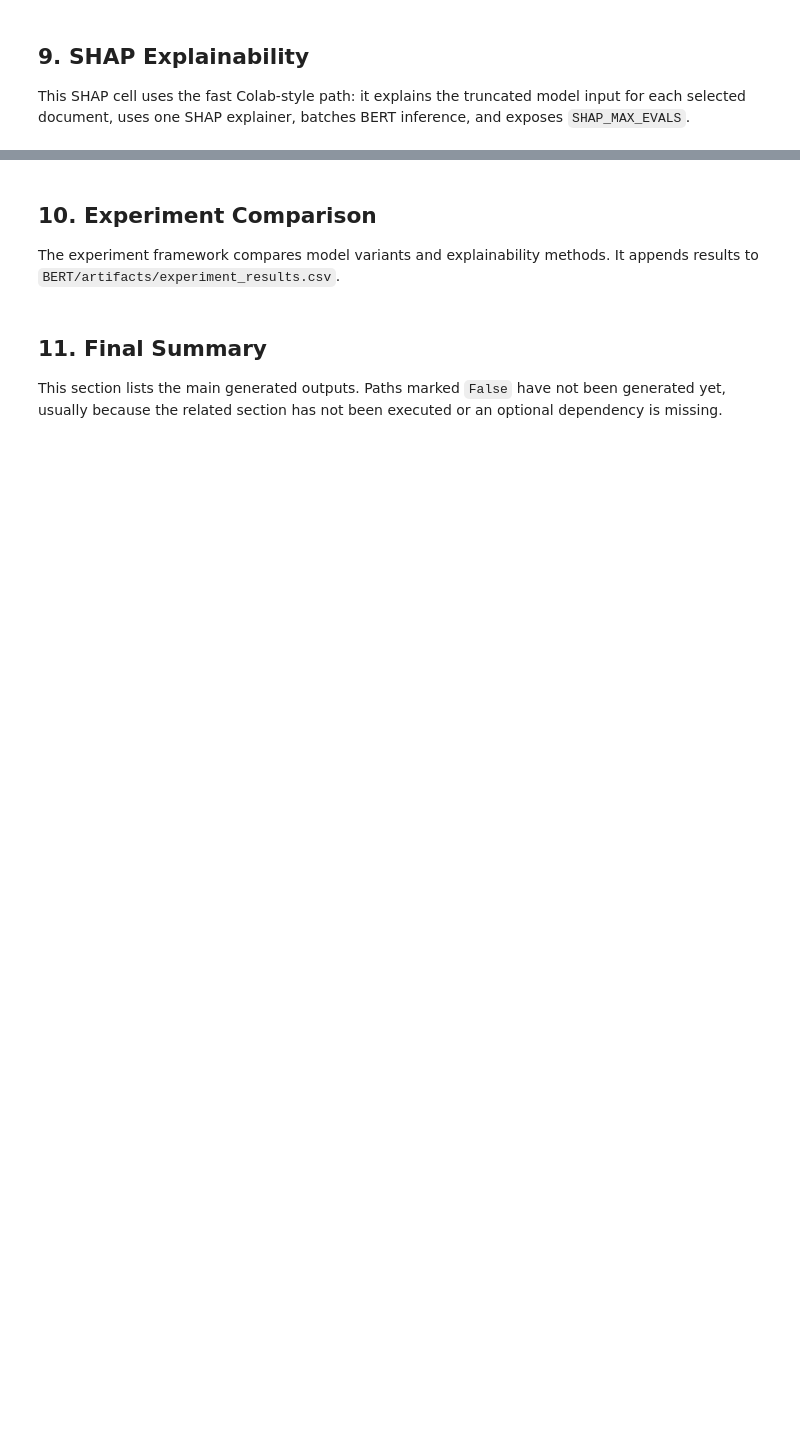
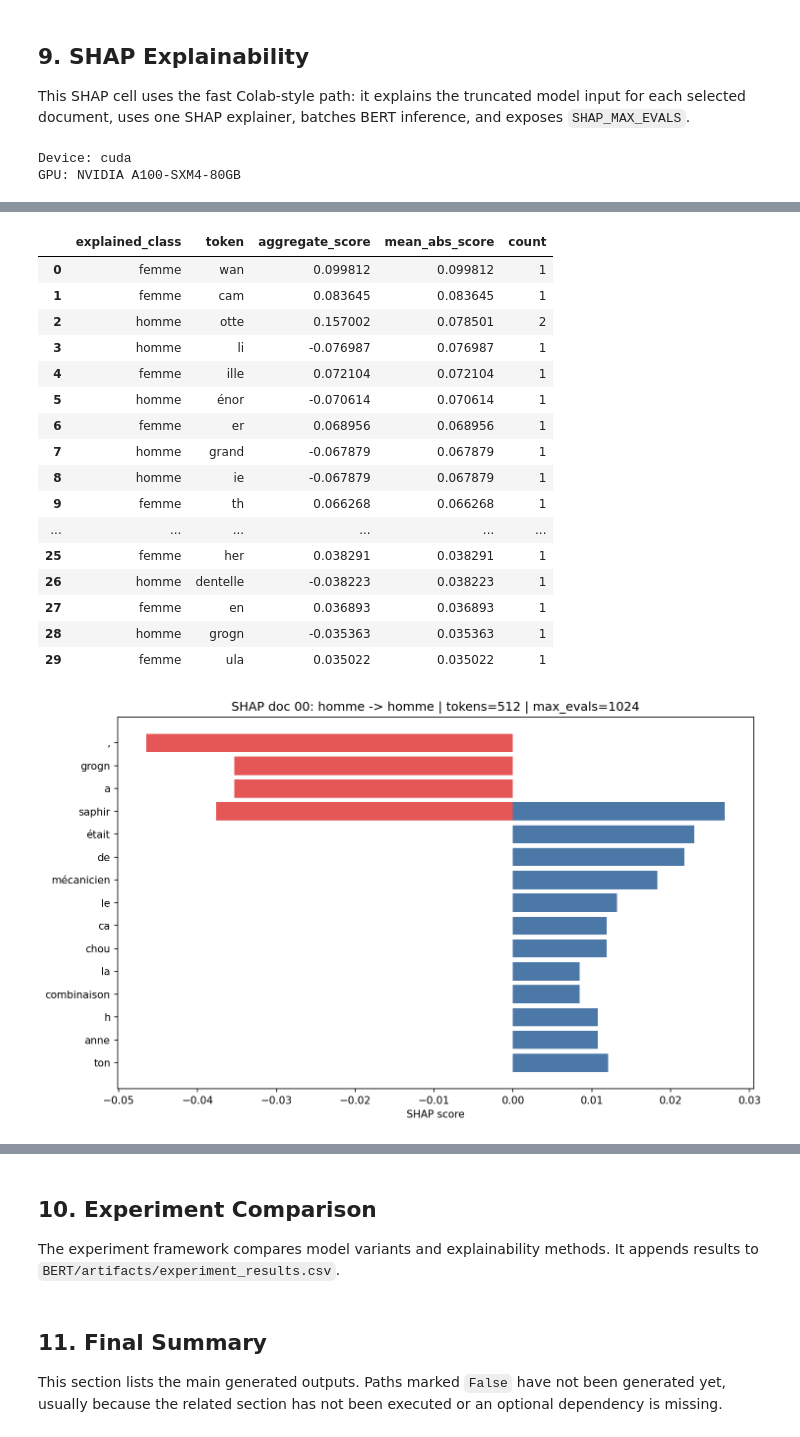
Before and after one commit to zamaS24/VMI_MSI, a Jupyter notebook: BERT/everything.ipynb, the cells around one changed output, grey strips where cells are left out. Cells and saved outputs as stored; diff of their text form; code cells hidden in the pictures; blank space fills up the shorter version.

```diff
--- a/BERT/everything.ipynb
+++ b/BERT/everything.ipynb
@@ -2930,7 +2946,7 @@ else:
 
 This SHAP cell uses the fast Colab-style path: it explains the truncated model input for each selected document, uses one SHAP explainer, batches BERT inference, and exposes `SHAP_MAX_EVALS`.
 # %%
-SHAP_N_EXAMPLES = 3
+SHAP_N_EXAMPLES = 40
 SHAP_N_TERMS = 20
 SHAP_MAX_EVALS = 1024
 SHAP_BATCH_SIZE = 64
@@ -2977,3 +2993,6 @@ else:
         class_plot = VIS_DIR / f"shap_top_{class_label}_terms.png"
         if class_plot.exists():
             display(Image(filename=str(class_plot)))
+# %% [output]
+Device: cuda
+GPU: NVIDIA A100-SXM4-80GB
@@ -2979,0 +3033,18 @@ else:
+|  | explained_class | token | aggregate_score | mean_abs_score | count |
+| 0 | femme | wan | 0.099812 | 0.099812 | 1 |
+| 1 | femme | cam | 0.083645 | 0.083645 | 1 |
+| 2 | homme | otte | 0.157002 | 0.078501 | 2 |
+| 3 | homme | li | -0.076987 | 0.076987 | 1 |
+| 4 | femme | ille | 0.072104 | 0.072104 | 1 |
+| 5 | homme | énor | -0.070614 | 0.070614 | 1 |
+| 6 | femme | er | 0.068956 | 0.068956 | 1 |
+| 7 | homme | grand | -0.067879 | 0.067879 | 1 |
+| 8 | homme | ie | -0.067879 | 0.067879 | 1 |
+| 9 | femme | th | 0.066268 | 0.066268 | 1 |
+| ... | ... | ... | ... | ... | ... |
+| 25 | femme | her | 0.038291 | 0.038291 | 1 |
+| 26 | homme | dentelle | -0.038223 | 0.038223 | 1 |
+| 27 | femme | en | 0.036893 | 0.036893 | 1 |
+| 28 | homme | grogn | -0.035363 | 0.035363 | 1 |
+| 29 | femme | ula | 0.035022 | 0.035022 | 1 |
+[figure, added]
```
Also changed, not shown: parts of 9 cells of this notebook.
